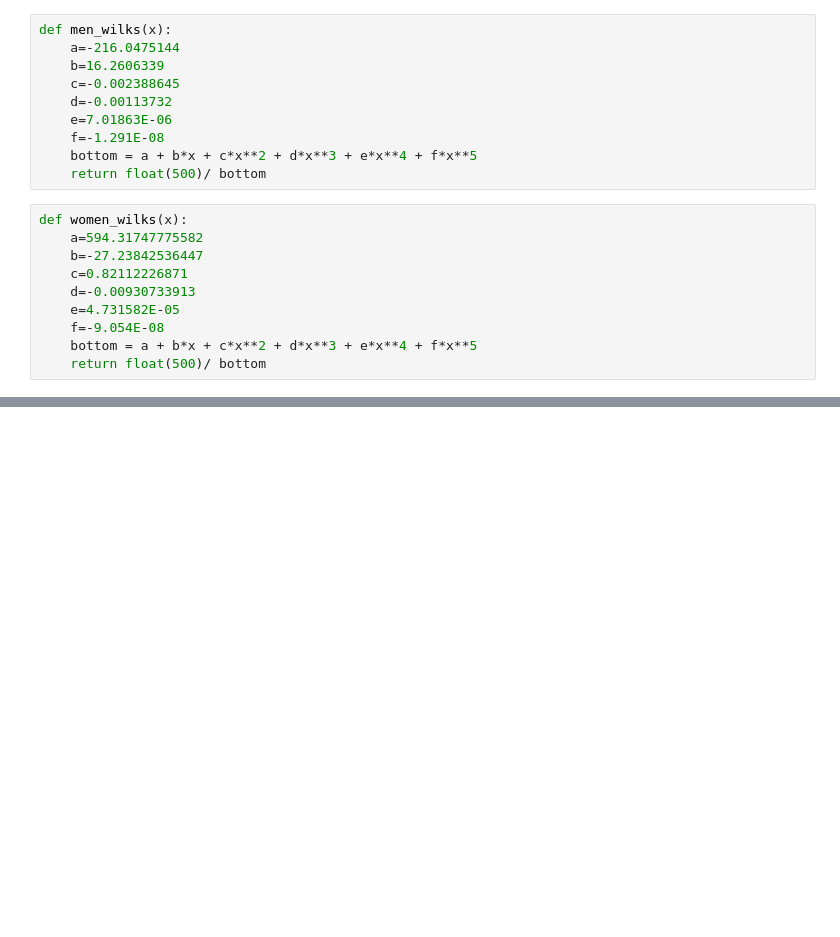
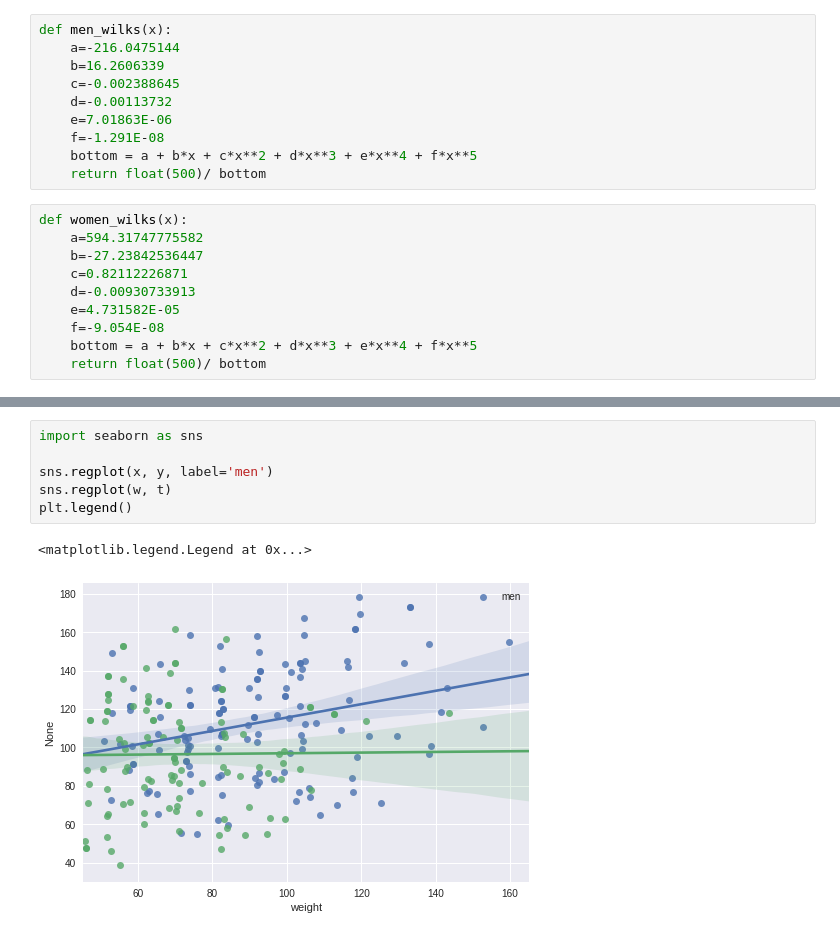
Before and after one commit to sophia-zohar/powerlifting_capstone, a Jupyter notebook: Powerlifting Scraping Project.ipynb, the cells around one changed output, grey strips where cells are left out. Cells and saved outputs as stored; diff of their text form; blank space fills up the shorter version.

```diff
--- a/Powerlifting Scraping Project.ipynb
+++ b/Powerlifting Scraping Project.ipynb
@@ -263,0 +272,9 @@ plt.show()
+# %%
+import seaborn as sns
+
+sns.regplot(x, y, label='men')
+sns.regplot(w, t)
+plt.legend()
+# %% [output]
+<matplotlib.legend.Legend at 0x...>
+[figure, added]
```
Also changed, not shown: parts of 35 cells of this notebook, 1 other file.
